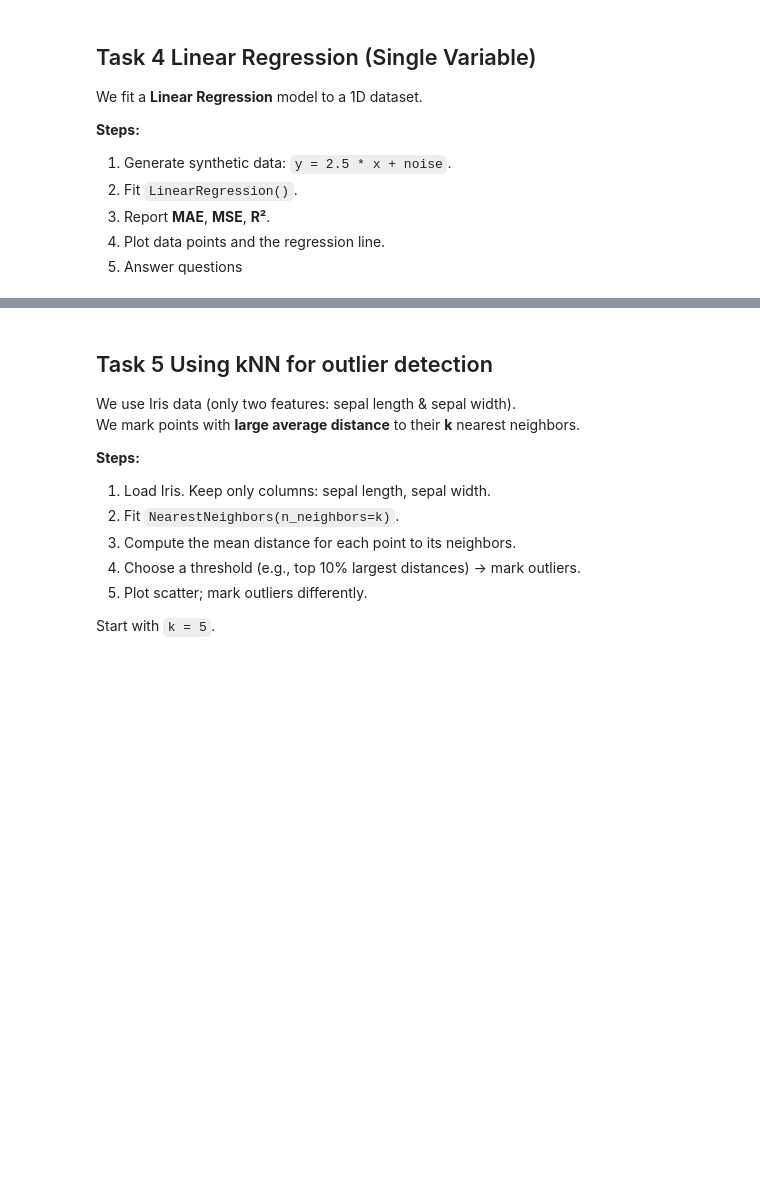
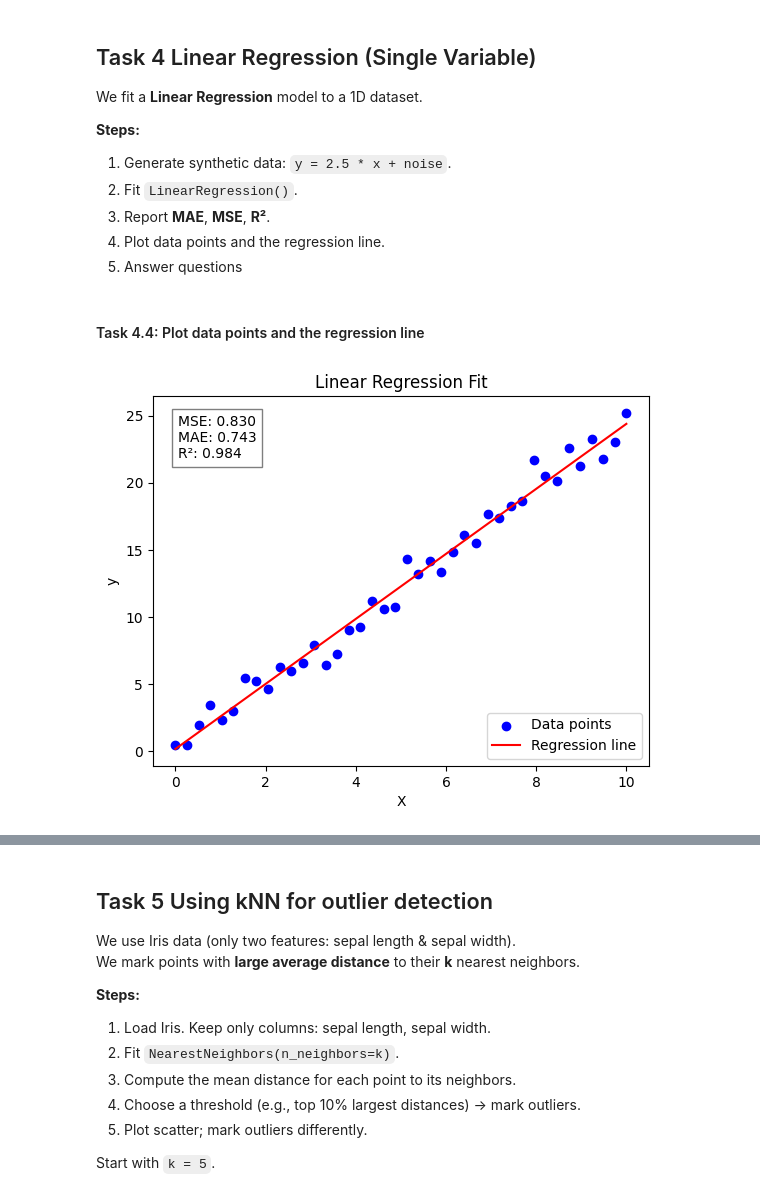
Before and after one commit to Arxcis/VE3451-KI-og-maskinl-ring, a Jupyter notebook: Assign2_Supervised_learning.ipynb, the cells around one changed output, grey strips where cells are left out. Saved outputs shown, nothing was run; the diff lists cells and outputs as text; code cells hidden in the pictures; blank space fills up the shorter version.

Commit message:
Assign 2 Task 4 - Done!

```diff
--- a/Assign2_Supervised_learning.ipynb
+++ b/Assign2_Supervised_learning.ipynb
@@ -314,0 +317,21 @@ We fit a **Linear Regression** model to a 1D dataset.
+# %% [markdown]
+#### Task 4.4: Plot data points and the regression line
+# %%
+import matplotlib.pyplot as plt
+
+def plot_task4(x, y, linear, MAE, MSE, R2):
+    plt.scatter(x, y, color='blue', label='Data points')
+    plt.plot(x, linear.predict(x), color='red', label='Regression line')
+    plt.text(0.05, 0.95, f"MSE: {MSE:.3f}\nMAE: {MAE:.3f}\nR²: {R2:.3f}",
+            transform=plt.gca().transAxes,  # relative to axes (0-1)
+            verticalalignment='top',
+            bbox=dict(facecolor='white', alpha=0.5))
+    plt.xlabel('X')
+    plt.ylabel('y')
+    plt.title('Linear Regression Fit')
+    plt.legend()
+    plt.show()
+
+plot_task4(*data)
+# %% [output]
+[figure, added]
```
Also changed, not shown: parts of 7 cells of this notebook.
